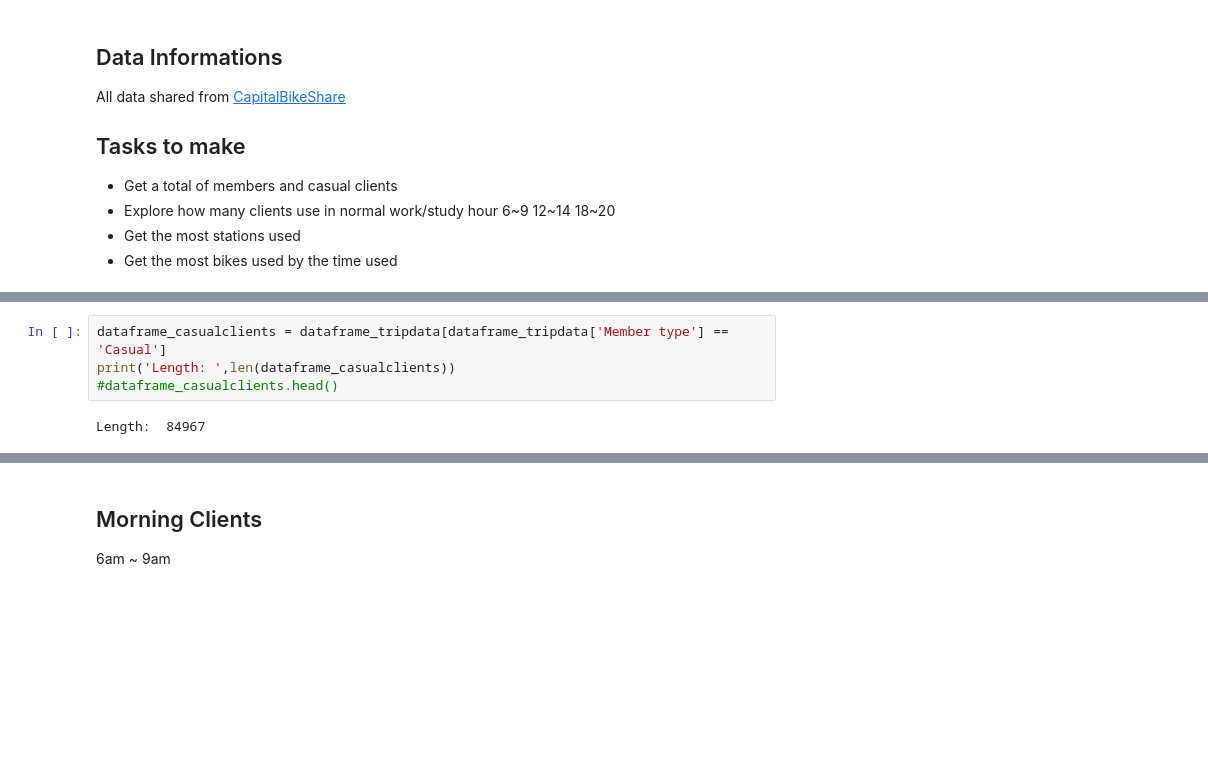
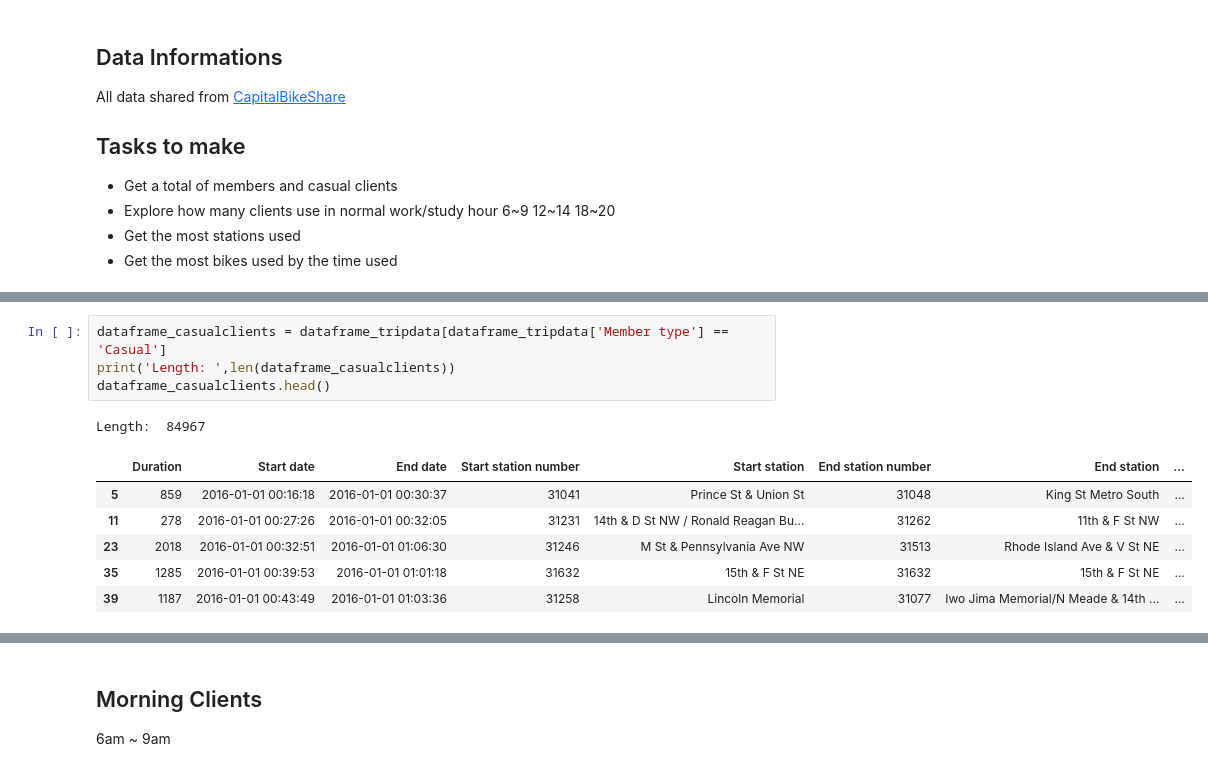
Before and after one commit to claupereirajr/datascience_study, a Jupyter notebook: aula10/Scripts - study bike sharing.ipynb, the cells around one changed output, grey strips where cells are left out. Cells and saved outputs as stored; diff of their text form; blank space fills up the shorter version.

```diff
--- a/aula10/Scripts - study bike sharing.ipynb
+++ b/aula10/Scripts - study bike sharing.ipynb
@@ -48,9 +68,15 @@ dataframe_membertype.rename(columns={'Duration':'Total'}, inplace=True)
 # %%
 dataframe_casualclients = dataframe_tripdata[dataframe_tripdata['Member type'] == 'Casual']
 print('Length: ',len(dataframe_casualclients))
-#dataframe_casualclients.head()
+dataframe_casualclients.head()
 # %% [output]
 Length:  84967
+|  | Duration | Start date | End date | Start station number | Start station | End station number | End station | ... |
+| 5 | 859 | 2016-01-01 00:16:18 | 2016-01-01 00:30:37 | 31041 | Prince St & Union St | 31048 | King St Metro South | ... |
+| 11 | 278 | 2016-01-01 00:27:26 | 2016-01-01 00:32:05 | 31231 | 14th & D St NW / Ronald Reagan Bu... | 31262 | 11th & F St NW | ... |
+| 23 | 2018 | 2016-01-01 00:32:51 | 2016-01-01 01:06:30 | 31246 | M St & Pennsylvania Ave NW | 31513 | Rhode Island Ave & V St NE | ... |
+| 35 | 1285 | 2016-01-01 00:39:53 | 2016-01-01 01:01:18 | 31632 | 15th & F St NE | 31632 | 15th & F St NE | ... |
+| 39 | 1187 | 2016-01-01 00:43:49 | 2016-01-01 01:03:36 | 31258 | Lincoln Memorial | 31077 | Iwo Jima Memorial/N Meade & 14th ... | ... |
 # %%
 dataframe_memberclients = dataframe_tripdata[dataframe_tripdata['Member type'] == 'Member']
 print('Length: ',len(dataframe_memberclients))
```
Also changed, not shown: parts of 15 cells of this notebook.
